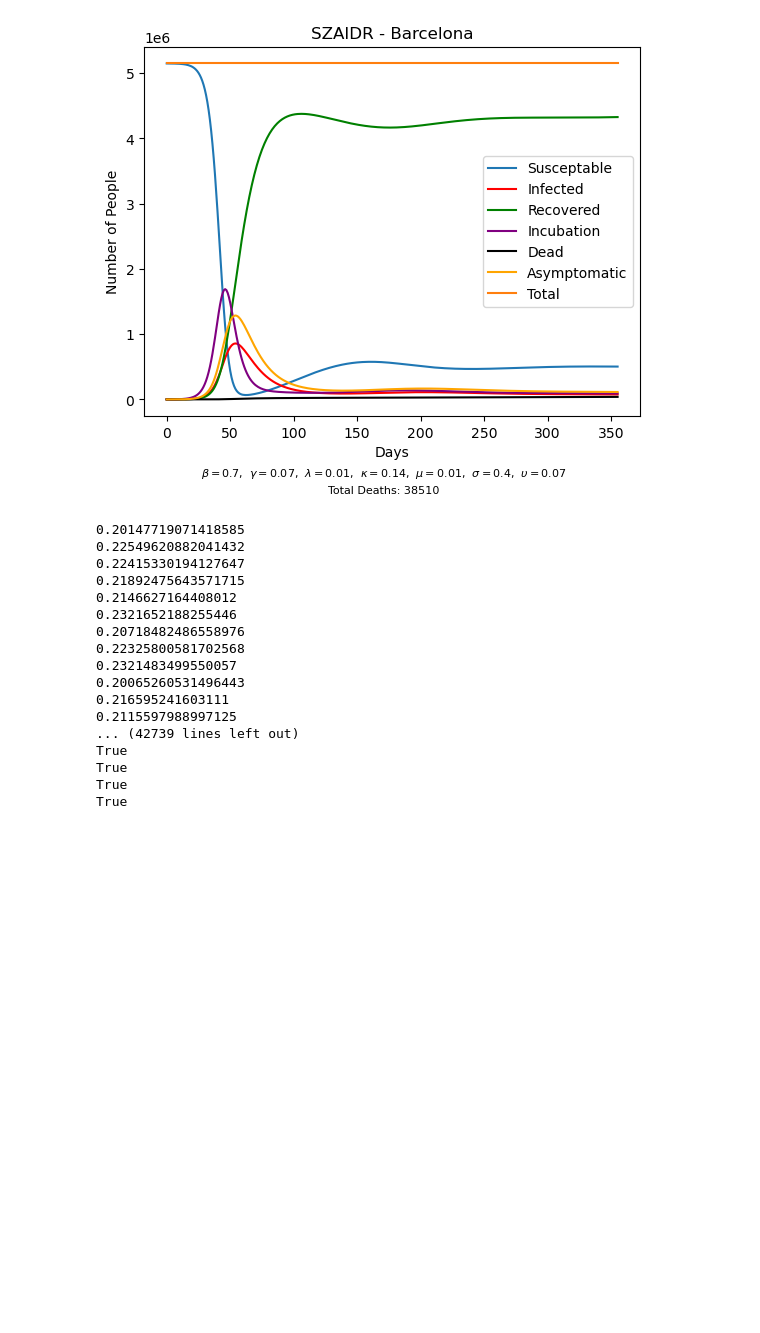
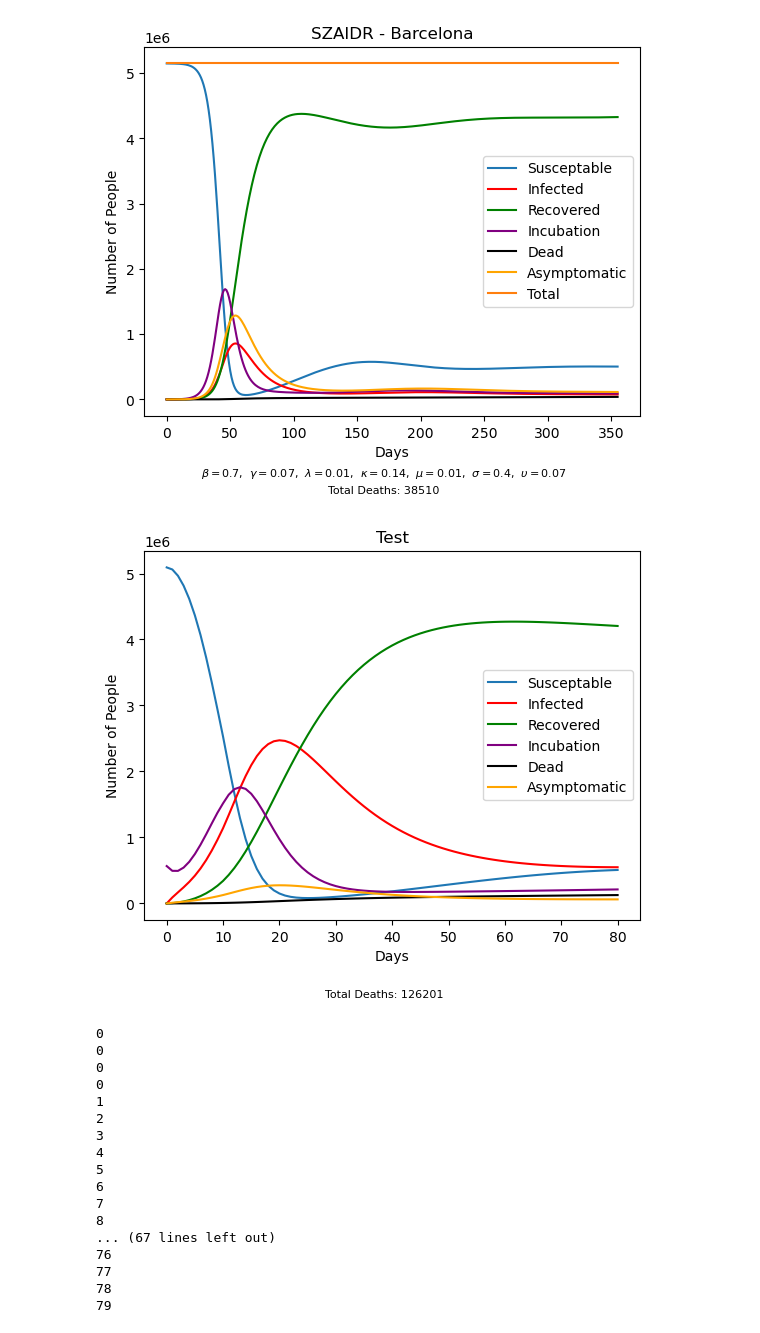
Before and after one commit to LoloSpirit/PlagueInc, a Jupyter notebook: Ausarbeitung_Projekt.ipynb, the cells around one changed output. Cells and saved outputs as stored; diff of their text form; code cells hidden in the pictures; blank space fills up the shorter version.

```diff
--- a/Ausarbeitung_Projekt.ipynb
+++ b/Ausarbeitung_Projekt.ipynb
@@ -898,14 +897,14 @@ def calculate_travel_exp_restrictions (ci : ExpCity, ds, dz, da, di, dr):
 # %%
 def combined_simulation_exp_restrictions (beta, gamma, lambda_0, kappa, mu, sigma, upsilon, ds, dz, da, di, dr, days, open_p, close_p):
 
-    SZAIDR_values = {}
+    SZAIDRC_values = {}
     for c in cities_exp:
-        SZAIDR_values[c] = []
+        SZAIDRC_values[c] = []
     t = [0]
 
     # add initial state
     for c in cities_exp.values():
-        SZAIDR_values[c.IATA].append((c.S, c.Z, c.A, c.I, c.D, c.R))
+        SZAIDRC_values[c.IATA].append((c.S, c.Z, c.A, c.I, c.D, c.R, False))
 
     for i in range(days):
         # handle restrictions
@@ -921,15 +920,15 @@ def combined_simulation_exp_restrictions (beta, gamma, lambda_0, kappa, mu, sigm
             c.I += diff_I
             c.R += diff_R
 
-            SZAIDR_values[c.IATA].append((c.S, c.Z, c.A, c.I, c.D, c.R))
+            SZAIDRC_values[c.IATA].append((c.S, c.Z, c.A, c.I, c.D, c.R, c.airport_closed))
 
         t.append(i+1)
-    return t, SZAIDR_values
+    return t, SZAIDRC_values
 # %%
-def plot_state_exp_restrictions(ax, SZAIDR, day, show_routes=False):
+def plot_state_exp_restrictions(ax, SZAIDRC, day, show_routes=False):
 
-    for i, city in enumerate(SZAIDR):
-        S, Z, A, I, D, R = SZAIDR[city][day]
+    for i, city in enumerate(SZAIDRC):
+        S, Z, A, I, D, R, C = SZAIDRC[city][day]
         N = (S + Z + A + I + D + R)
         infection_percent = (I + A) / N
         # update markers
@@ -940,7 +939,7 @@ def plot_state_exp_restrictions(ax, SZAIDR, day, show_routes=False):
 
         marker.set(color = tuple([c* brightness for c in color]))
         marker.set_markersize(2 + 2 * (infection_percent + D/N))
-        closed_marker.set(alpha = (1 if cities_exp[city].airport_closed else 0))
+        closed_marker.set(alpha = (1 if C else 0))
 
         if (not show_routes):
             continue
@@ -957,7 +956,7 @@ def plot_state_exp_restrictions(ax, SZAIDR, day, show_routes=False):
 # %%
 ax = None
 initialized = False
-def create_infection_progress_animation_expA(SZAIDR_values, days, title, show_routes=False):
+def create_infection_progress_animation_exp_restrictions(SZAIDRC_values, days, title, show_routes=False):
     fig = plt.figure(figsize=(16, 9))
     global ax
     ax = initialize_plot(show_routes, True)
@@ -965,7 +964,7 @@ def create_infection_progress_animation_expA(SZAIDR_values, days, title, show_ro
     def update_expA(frame):
         print(frame)
         ax.set_title(f'{title} - Day {frame}')
-        plot_state_exp_restrictions(ax, SZAIDR_values, frame, show_routes=show_routes)
+        plot_state_exp_restrictions(ax, SZAIDRC_values, frame, show_routes=show_routes)
         return line_objects
 
     animation = FuncAnimation(fig, update_expA, frames=days, interval=200, blit=True)
@@ -978,30 +977,31 @@ def create_infection_progress_animation_expA(SZAIDR_values, days, title, show_ro
 # %%
 cure_humanity_exp()
 city = cities_exp['LIS']
 city.infect_percent(.1)
 days = 80
-t, SZAIDR_values = combined_simulation_exp_restrictions(0.8, 0.07, 1/90, 1/5, .02, 0.9, 0.07, 0.01, 0.01, 0.01, 0.01, 0.01, days, .2, .05)
-#S, Z, I, D, R = zip(*SZIDR_values[city.IATA])
+t, SZAIDRC_values = combined_simulation_exp_restrictions(0.8, 0.07, 1/90, 1/5, .02, 0.9, 0.07, 0.01, 0.01, 0.01, 0.01, 0.01, days, .2, .05)
+S, Z, A, I, D, R, C = zip(*SZAIDRC_values[city.IATA])
 
-#plot_SIR("Test", t, S, I, R, Z, D)
+plot_SIR("Test", t, S, I, R, Z, D, a=A)
 
-create_infection_progress_animation_expA(SZAIDR_values, days, "SZAIDR", False)
+create_infection_progress_animation_exp_restrictions(SZAIDRC_values, days, "SZAIDR with travel restrictions", False)
 # %% [output]
+[figure, added]
-0.20147719071418585
-0.22549620882041432
-0.22415330194127647
-0.21892475643571715
-0.2146627164408012
-0.2321652188255446
-0.20718482486558976
-0.22325800581702568
-0.2321483499550057
-0.20065260531496443
-0.216595241603111
-0.2115597988997125
-... (42739 lines left out)
-True
-True
-True
-True
+0
+0
+0
+0
+1
+2
+3
+4
+5
+6
+7
+8
+... (67 lines left out)
+76
+77
+78
+79
 [interactive output not drawn]
```
Also changed, not shown: parts of 1 cell of this notebook, 1 other file.
